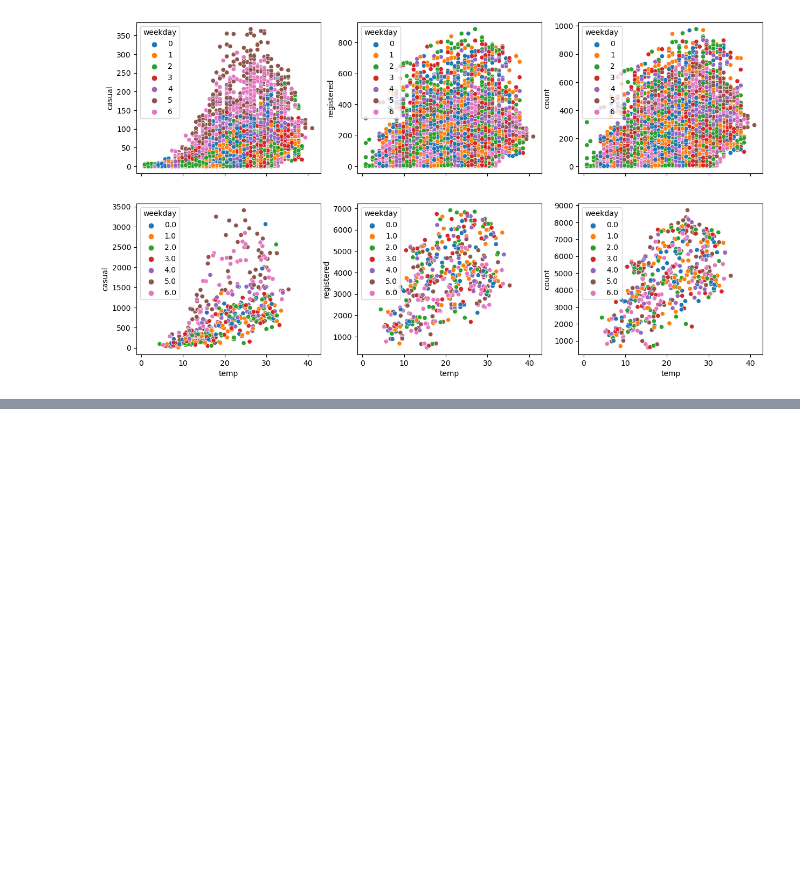
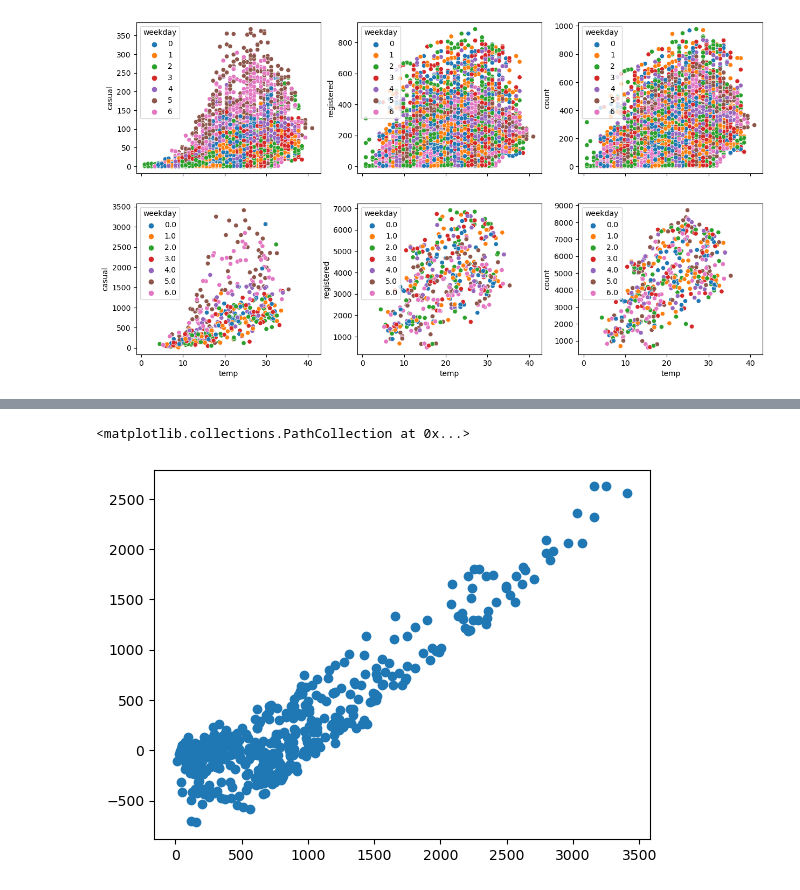
Before and after one commit to TangoMango223/schulich_MBAN6110, a Jupyter notebook: class_files/class8.ipynb, the cells around one changed output, grey strips where cells are left out. Saved outputs shown, nothing was run; the diff lists cells and outputs as text; code cells hidden in the pictures; blank space fills up the shorter version.

```diff
--- a/class_files/class8.ipynb
+++ b/class_files/class8.ipynb
@@ -306,0 +605,2 @@ sns.scatterplot(x='temp', y='count',  hue='weekday', data=bikes_daily, ax=ax6, p
+# %%
+final_residuals = pd.concat([bikes_daily['casual'],predicted_vals, residuals], axis=1)
@@ -306,0 +624,12 @@ sns.scatterplot(x='temp', y='count',  hue='weekday', data=bikes_daily, ax=ax6, p
+# %%
+plt.scatter(final_residuals["casual"], final_residuals[1])
+
+# Really biased set of residuals
+# Co-related to the actual valiues, when we have higher bike rentals, our model tends to over-predict by a lot
+# When lower bike rentals, it tends to underpredict
+
+# Linear regression - high bias, needs something that is distributed well for residuals
+# Try to normalize the data
+# %% [output]
+<matplotlib.collections.PathCollection at 0x...>
+[figure, added]
```
Also changed, not shown: parts of 34 cells of this notebook, 2 other files.
